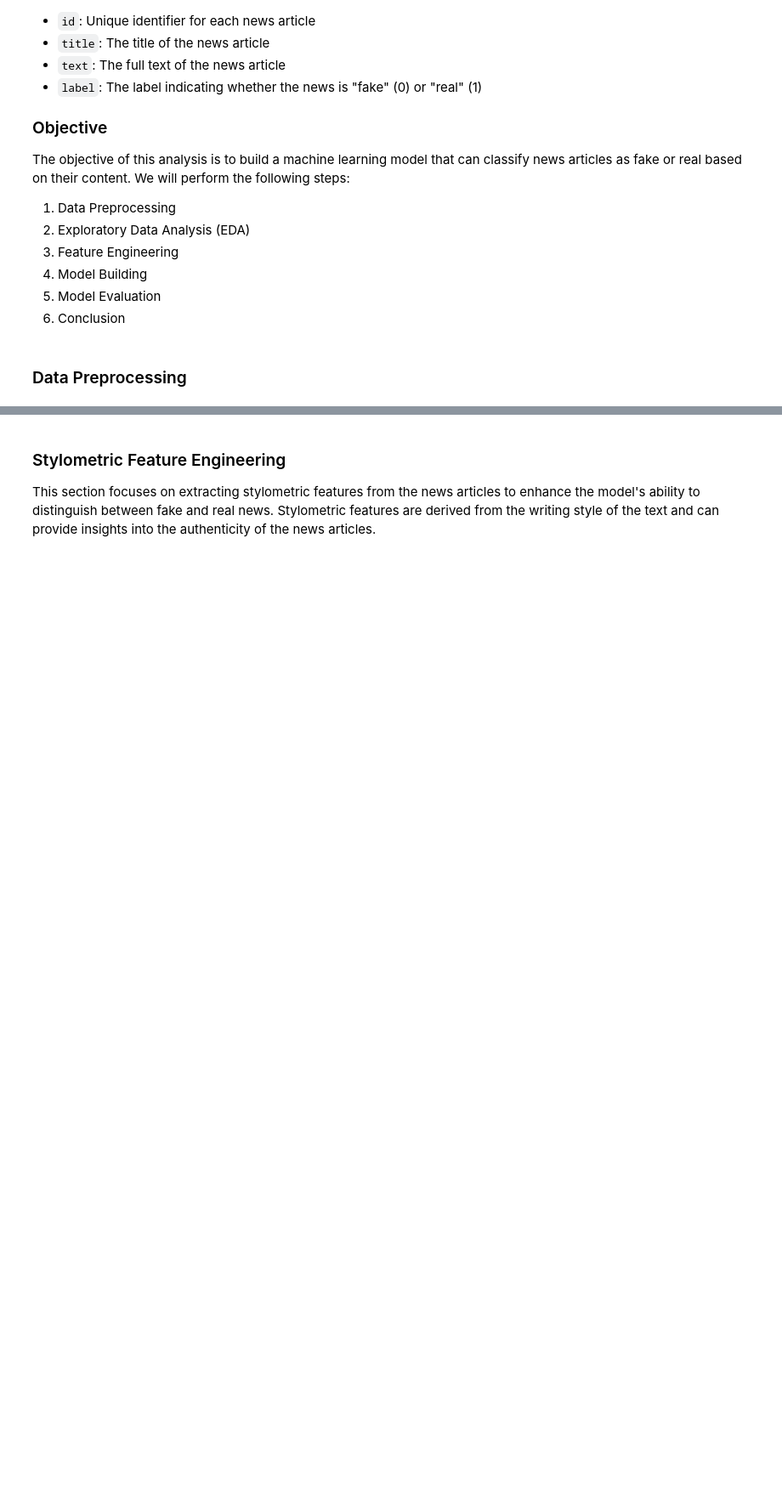
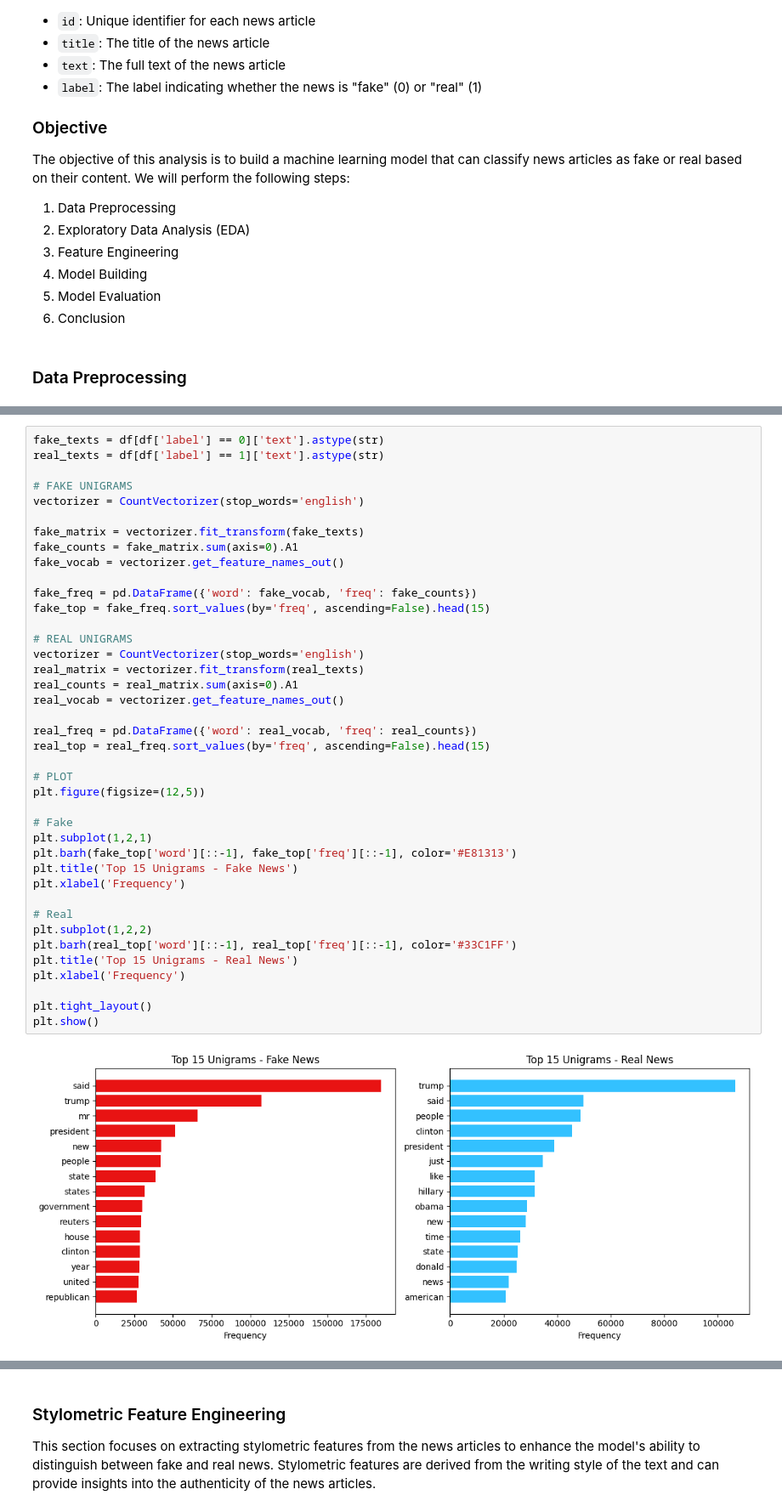
Before and after one commit to jackomazi/data-mining-and-machine-learning-project, a Jupyter notebook: fake_news_analysis_final.ipynb, the cells around one changed output, grey strips where cells are left out. Shown at 85% size. Drawn from its saved outputs; the diff is of its cells as text; blank space fills up the shorter version.

```diff
--- a/fake_news_analysis_final.ipynb
+++ b/fake_news_analysis_final.ipynb
@@ -53,0 +143,42 @@ import matplotlib.pyplot as plt
+# %%
+fake_texts = df[df['label'] == 0]['text'].astype(str)
+real_texts = df[df['label'] == 1]['text'].astype(str)
+
+# FAKE UNIGRAMS
+vectorizer = CountVectorizer(stop_words='english')
+
+fake_matrix = vectorizer.fit_transform(fake_texts)
+fake_counts = fake_matrix.sum(axis=0).A1
+fake_vocab = vectorizer.get_feature_names_out()
+
+fake_freq = pd.DataFrame({'word': fake_vocab, 'freq': fake_counts})
+fake_top = fake_freq.sort_values(by='freq', ascending=False).head(15)
+
+# REAL UNIGRAMS
+vectorizer = CountVectorizer(stop_words='english')
+real_matrix = vectorizer.fit_transform(real_texts)
+real_counts = real_matrix.sum(axis=0).A1
+real_vocab = vectorizer.get_feature_names_out()
+
+real_freq = pd.DataFrame({'word': real_vocab, 'freq': real_counts})
+real_top = real_freq.sort_values(by='freq', ascending=False).head(15)
+
+# PLOT
+plt.figure(figsize=(12,5))
+
+# Fake
+plt.subplot(1,2,1)
+plt.barh(fake_top['word'][::-1], fake_top['freq'][::-1], color='#E81313')
+plt.title('Top 15 Unigrams - Fake News')
+plt.xlabel('Frequency')
+
+# Real
+plt.subplot(1,2,2)
+plt.barh(real_top['word'][::-1], real_top['freq'][::-1], color='#33C1FF')
+plt.title('Top 15 Unigrams - Real News')
+plt.xlabel('Frequency')
+
+plt.tight_layout()
+plt.show()
+# %% [output]
+[figure, added]
```
Also changed, not shown: parts of 22 cells of this notebook, 10 other files.
